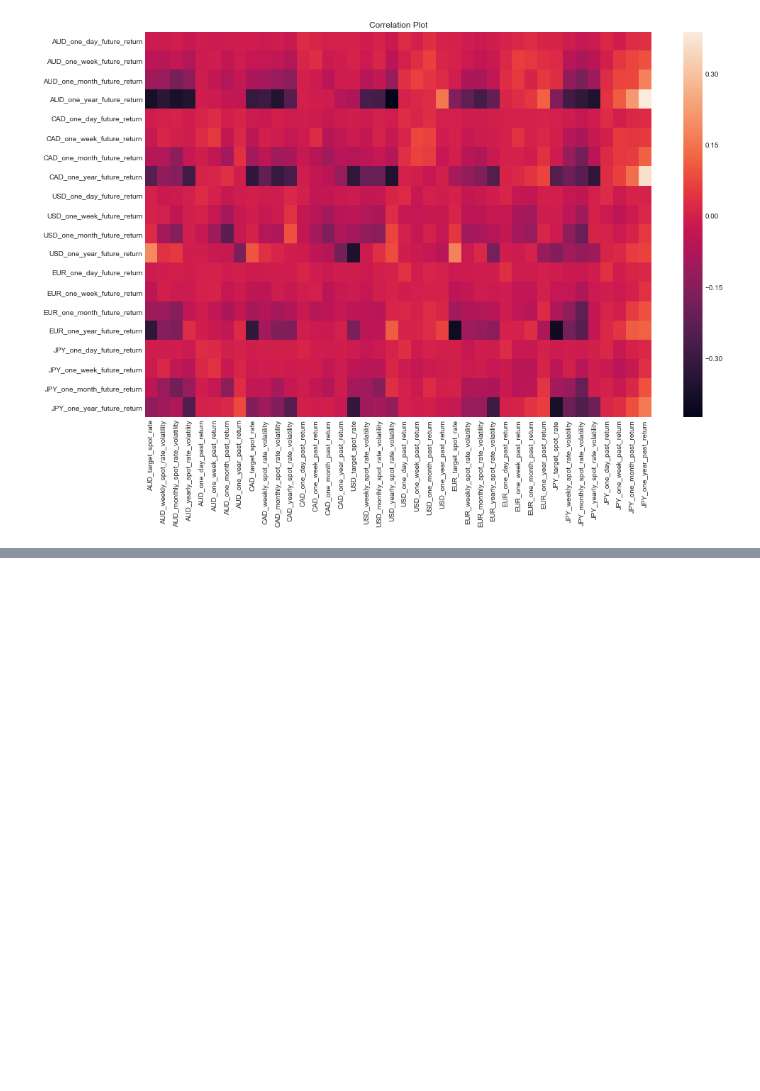
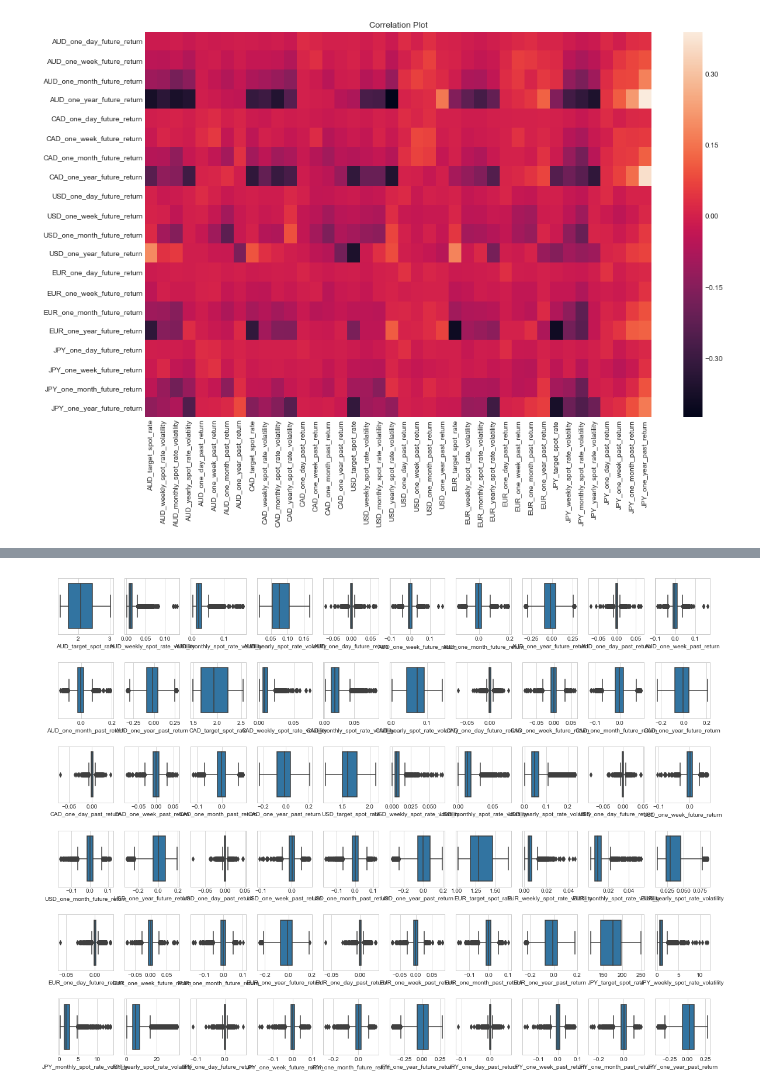
Before and after one commit to JaiPancholi/currency_analysis, a Jupyter notebook: notebooks/EDA.ipynb, the cells around one changed output, grey strips where cells are left out. Cells and saved outputs as stored; diff of their text form; code cells hidden in the pictures; blank space fills up the shorter version.

```diff
--- a/notebooks/EDA.ipynb
+++ b/notebooks/EDA.ipynb
@@ -94,0 +82,3 @@ df.head()
+# %%
+cols = [col for col in df.columns if col.endswith('past_return') or 'volatility' in col]
+df.drop(columns=cols).head()
@@ -135,9 +120,5 @@ df.head()
 # %%
 df = reshape_df(df)
-# %%
-cols = ['target_spot_rate', 'weekly_spot_rate_volatility', 'monthly_spot_rate_volatility', 'yearly_spot_rate_volatility', 'one_day_future_return', 'one_week_future_return', 'one_month_future_return', 'one_year_future_return', 'one_day_past_return', 'one_week_past_return', 'one_month_past_return', 'one_year_past_return']
-for col in cols:
-    print(col.strip())
 # %%
 df.head()
 # %% [output]
@@ -201,0 +167,26 @@ ax.set_title('Example of Positively Correlated Features')
+# %%
+import math
+def plot_matrix_of_graphs(graph_func, df, cols, n=6):
+    """
+    :param graph_func: plotting function
+    :param df: dataframe
+    :param cols: columns to plot
+    :param n: number of rows in plot viz matrix
+    """
+    temp_df = df.dropna()
+    m = math.ceil(len(cols)/n)
+    fig, axes = plt.subplots(n, m, figsize=(20, 15))
+    plt.subplots_adjust(hspace=0.5)
+
+    i, j = 0, 0
+
+    for col in cols:
+        graph_func(temp_df[col], ax=axes[i, j])
+        j += 1
+        if j >= m:
+            j = 0
+            i += 1
+# %%
+plot_matrix_of_graphs(sns.boxplot, df, cols)
+# %% [output]
+[figure, added]
```
Also changed, not shown: parts of 11 cells of this notebook, 9 other files.
